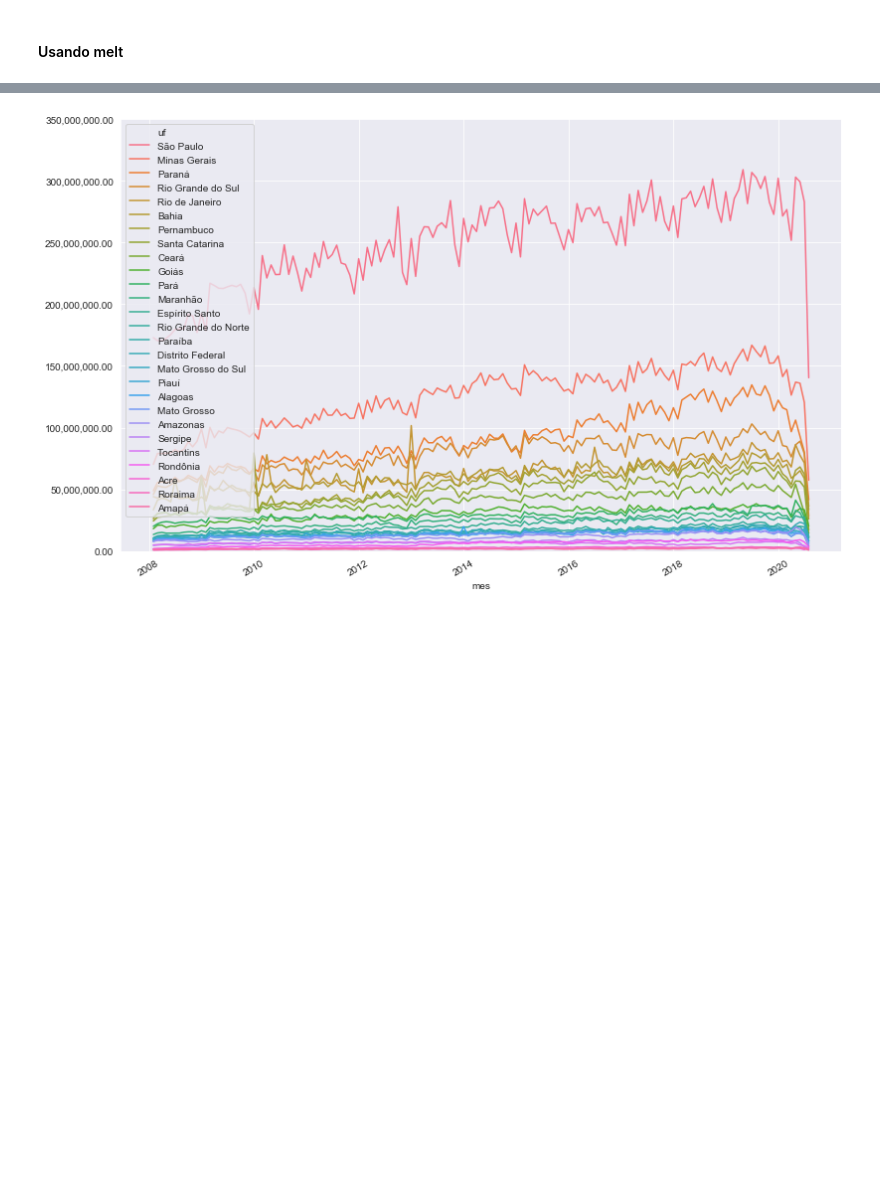
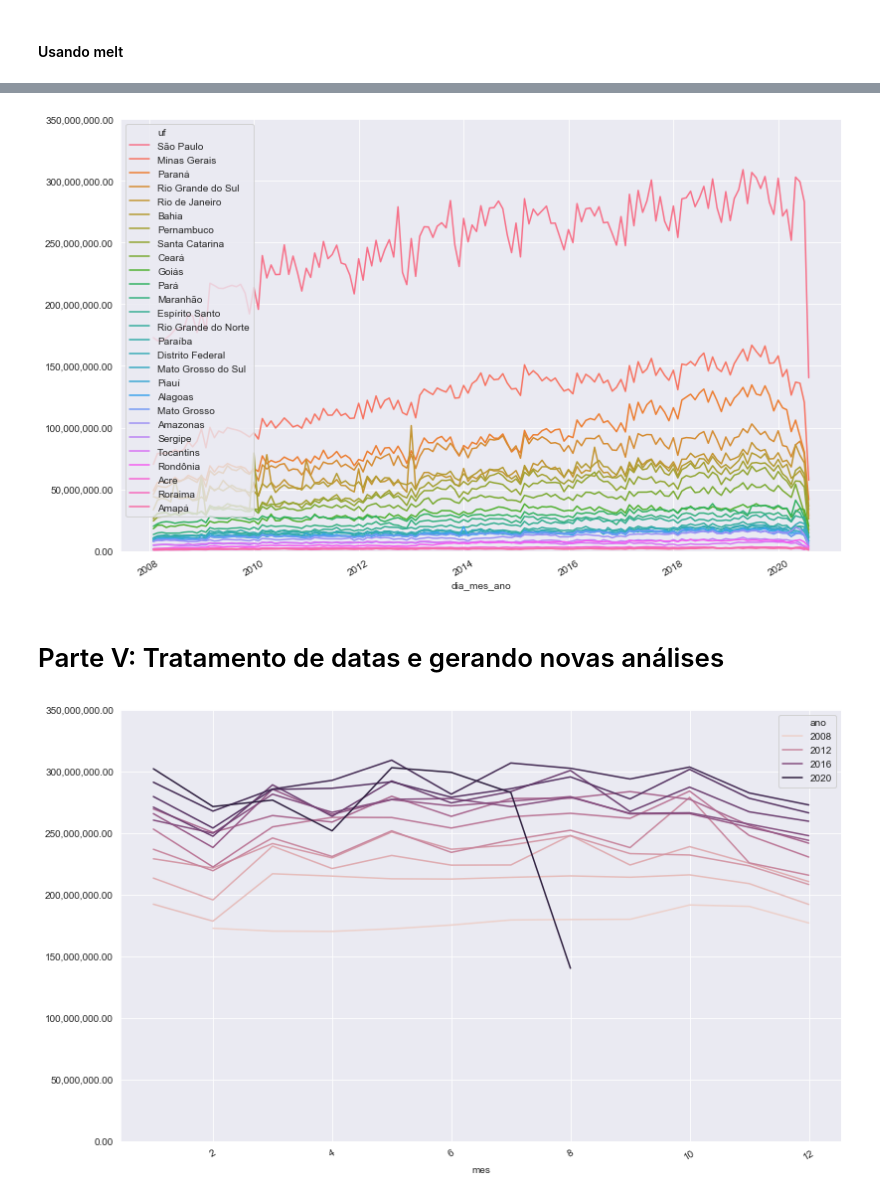
Before and after one commit to Colognesi/Bootcamp-DataScience, a Jupyter notebook: Modulo II - Tratamento, Exploração e Visualização de dados/Projeto/Modulo II.ipynb, the cells around one changed output, grey strips where cells are left out. Saved outputs shown, nothing was run; the diff lists cells and outputs as text; code cells hidden in the pictures; blank space fills up the shorter version.

```diff
--- a/Modulo II - Tratamento, Exploração e Visualização de dados/Projeto/Modulo II.ipynb
+++ b/Modulo II - Tratamento, Exploração e Visualização de dados/Projeto/Modulo II.ipynb
@@ -431,6 +432,6 @@ plt.show()
 # %%
 plt.figure(figsize=(13,8))
-ax = sns.lineplot(data = mensal_aberto, x = 'mes' , y = 'gasto', hue = 'uf')
+ax = sns.lineplot(data = mensal_aberto, x = 'dia_mes_ano' , y = 'gasto', hue = 'uf')
 plt.xticks(rotation = 30)
 ax.yaxis.set_major_formatter(ticker.StrMethodFormatter('{x:,.2f}'))
 ax.set_ylabel('')
@@ -438,4 +439,19 @@ ax.set_ylim(0, 350000000)
 plt.grid(True)
 plt.show()
 # %% [output]
-[figure, old version]
+[figure, new version]
+# %% [markdown]
+# Parte V:  Tratamento de datas e gerando novas análises
+# %%
+mensal_aberto['mes'] = mensal_aberto['dia_mes_ano'].dt.month
+mensal_aberto['ano'] = mensal_aberto['dia_mes_ano'].dt.year
+# %%
+plt.figure(figsize=(13,8))
+ax = sns.lineplot(data = mensal_aberto.query("uf == 'São Paulo'"), x = 'mes' , y = 'gasto', hue = 'ano')
+plt.xticks(rotation = 30)
+ax.yaxis.set_major_formatter(ticker.StrMethodFormatter('{x:,.2f}'))
+ax.set_ylabel('')
+ax.set_ylim(0, 350000000)
+plt.show()
+# %% [output]
+[figure, added]
```
Also changed, not shown: parts of 10 cells of this notebook.
